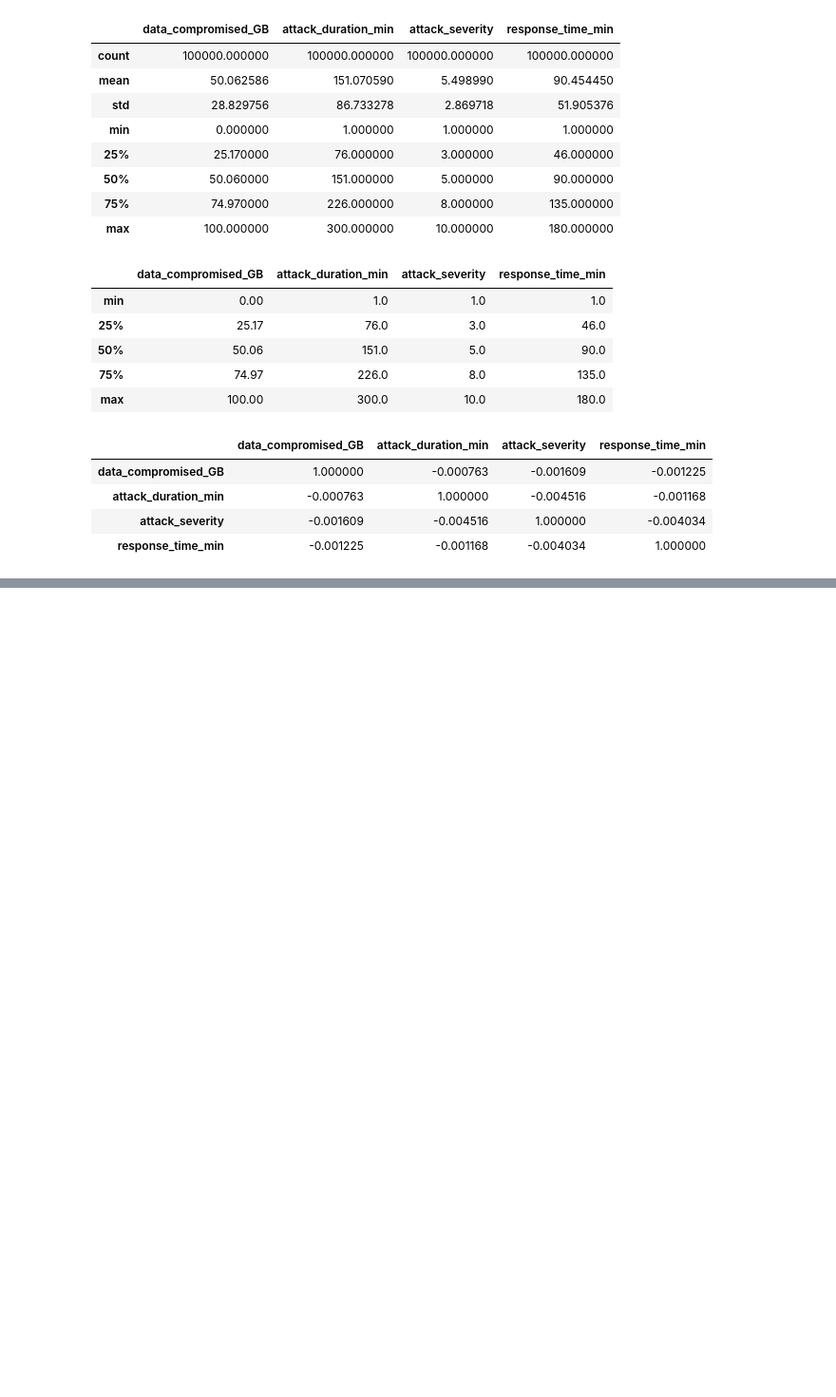
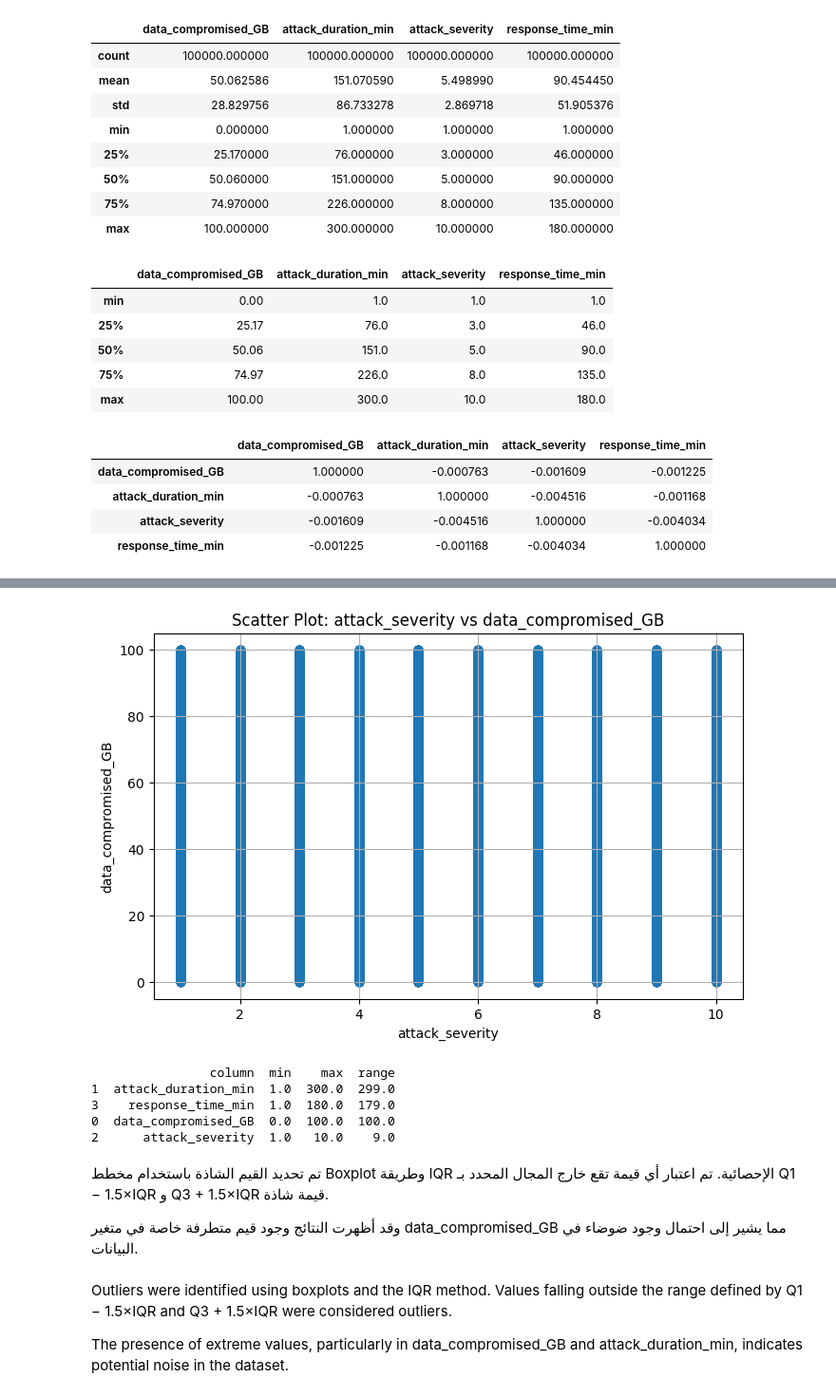
Before and after one commit to noor-gh06/Cybercrime-DataMining, a Jupyter notebook: Phase2.ipynb, the cells around one changed output, grey strips where cells are left out. Shown at 95% size. Drawn from its saved outputs; the diff is of its cells as text; code cells hidden in the pictures; blank space fills up the shorter version.

```diff
--- a/Phase2.ipynb
+++ b/Phase2.ipynb
@@ -70,0 +203,38 @@ corr
+# %%
+#Scatter Plot
+plt.figure(figsize=(8,5))
+plt.scatter(df["attack_severity"], df["data_compromised_GB"], alpha=0.6)
+plt.title("Scatter Plot: attack_severity vs data_compromised_GB")
+plt.xlabel("attack_severity")
+plt.ylabel("data_compromised_GB")
+plt.show()
+# %% [output]
+[figure, added]
+# %%
+#Range Check (عشان تبررين Normalization)
+range_data = []
+
+for col in numeric_cols:
+    min_val = df[col].min()
+    max_val = df[col].max()
+    range_val = max_val - min_val
+    range_data.append([col, min_val, max_val, range_val])
+
+range_df = pd.DataFrame(range_data, columns=["column", "min", "max", "range"])
+print(range_df.sort_values("range", ascending=False))
+# %% [output]
+                column  min    max  range
+1  attack_duration_min  1.0  300.0  299.0
+3    response_time_min  1.0  180.0  179.0
+0  data_compromised_GB  0.0  100.0  100.0
+2      attack_severity  1.0   10.0    9.0
+# %% [markdown]
+تم تحديد القيم الشاذة باستخدام مخطط Boxplot وطريقة IQR الإحصائية.
+تم اعتبار أي قيمة تقع خارج المجال المحدد بـ Q1 − 1.5×IQR و Q3 + 1.5×IQR قيمة شاذة.
+
+وقد أظهرت النتائج وجود قيم متطرفة خاصة في متغير data_compromised_GB مما يشير إلى احتمال وجود ضوضاء في البيانات.
+# %% [markdown]
+Outliers were identified using boxplots and the IQR method.
+Values falling outside the range defined by Q1 − 1.5×IQR and Q3 + 1.5×IQR were considered outliers.
+
+The presence of extreme values, particularly in data_compromised_GB and attack_duration_min, indicates potential noise in the dataset.
```
Also changed, not shown: parts of 8 cells of this notebook.
